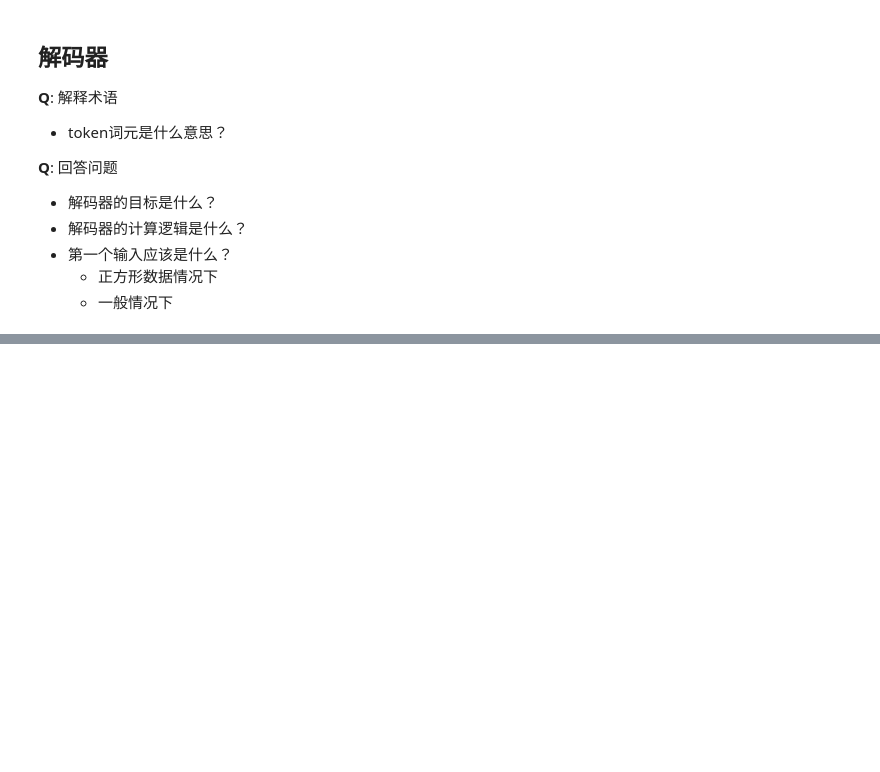
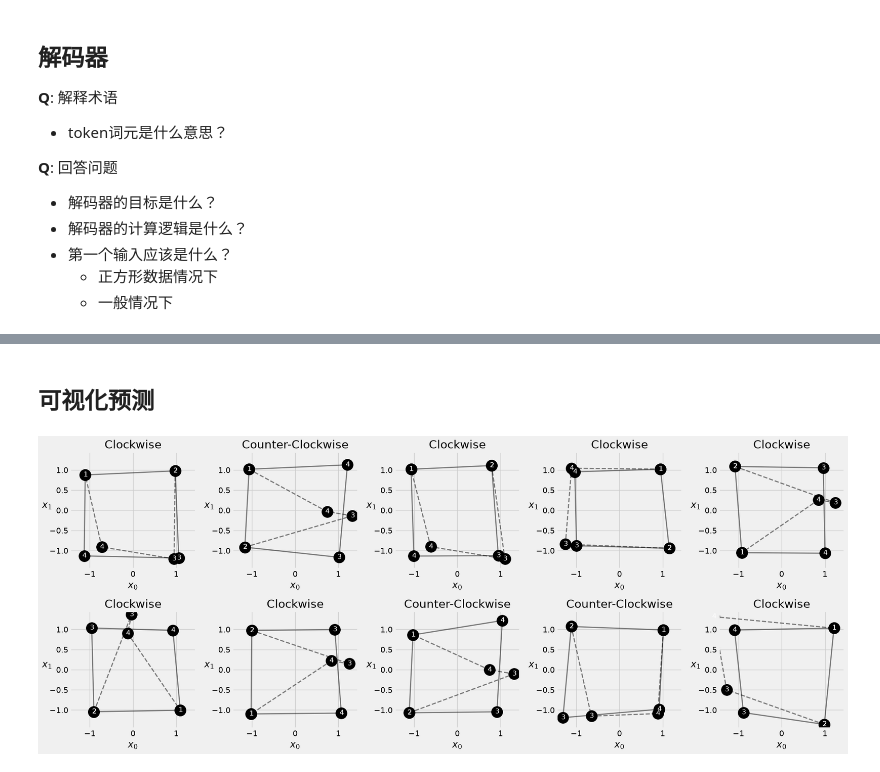
Before and after one commit to jhonprice/PyTorchStepByStep, a Jupyter notebook: Ch09Test.ipynb, the cells around one changed output, grey strips where cells are left out. Saved outputs shown, nothing was run; the diff lists cells and outputs as text; code cells hidden in the pictures; blank space fills up the shorter version.

```diff
--- a/Ch09Test.ipynb
+++ b/Ch09Test.ipynb
@@ -159,0 +362,7 @@ for i in range(target_len):
+# %% [markdown]
+## 可视化预测
+# %%
+from plots.chapter9 import *
+fig = sequence_pred(sbs_seq, full_test, test_directions)
+# %% [output]
+[figure, added]
```
Also changed, not shown: parts of 23 cells of this notebook.
